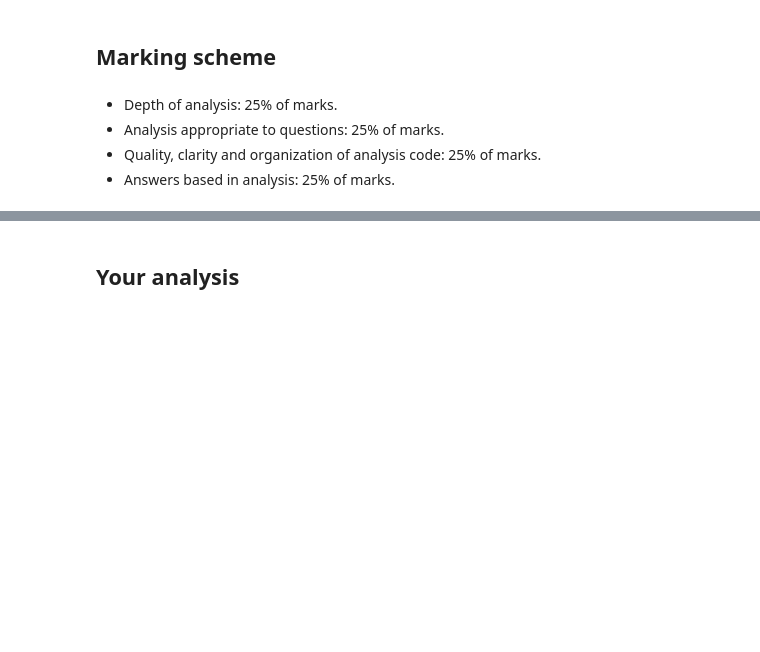
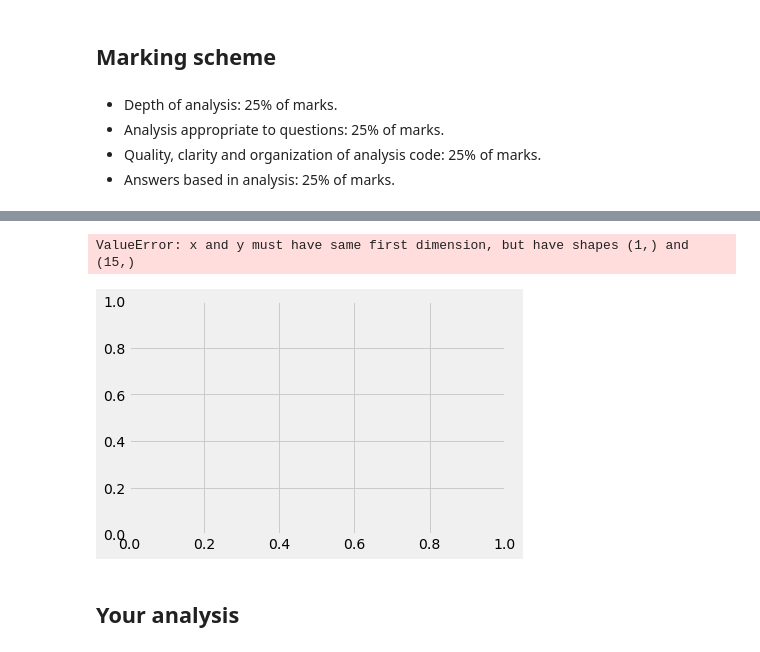
Before and after one commit to Wetiqe/UoB-DS-Semester1, a Jupyter notebook: spouses/spouses.ipynb, the cells around one changed output, grey strips where cells are left out. Drawn from its saved outputs; the diff is of its cells as text; code cells hidden in the pictures; blank space fills up the shorter version.

Commit message:
almost done with first atempt

```diff
--- a/spouses/spouses.ipynb
+++ b/spouses/spouses.ipynb
@@ -136,0 +231,2 @@ support your conclusions.
+# %%
+with_sibsp.dropna(axis=0, how = 'any', inplace=True)
@@ -136,0 +249,3 @@ support your conclusions.
+# %%
+
+features = with_sibsp.columns.drop(['name','survived','country'])
@@ -136,0 +337,16 @@ support your conclusions.
+# %%
+scores = gs.cv_results_['mean_test_score']
+
+# plot
+import matplotlib.pyplot as plt
+
+scores = gs.cv_results_['mean_test_score']
+plt.plot(10, scores)
+plt.xlabel("n_estimators")
+plt.ylabel("accuracy")
+plt.xlim(0, 100)
+plt.ylim(0.9, 1)
+plt.show()
+# %% [output]
+ValueError: x and y must have same first dimension, but have shapes (1,) and (15,)
+[figure, added]
```
Also changed, not shown: parts of 13 cells of this notebook, 4 other files.
